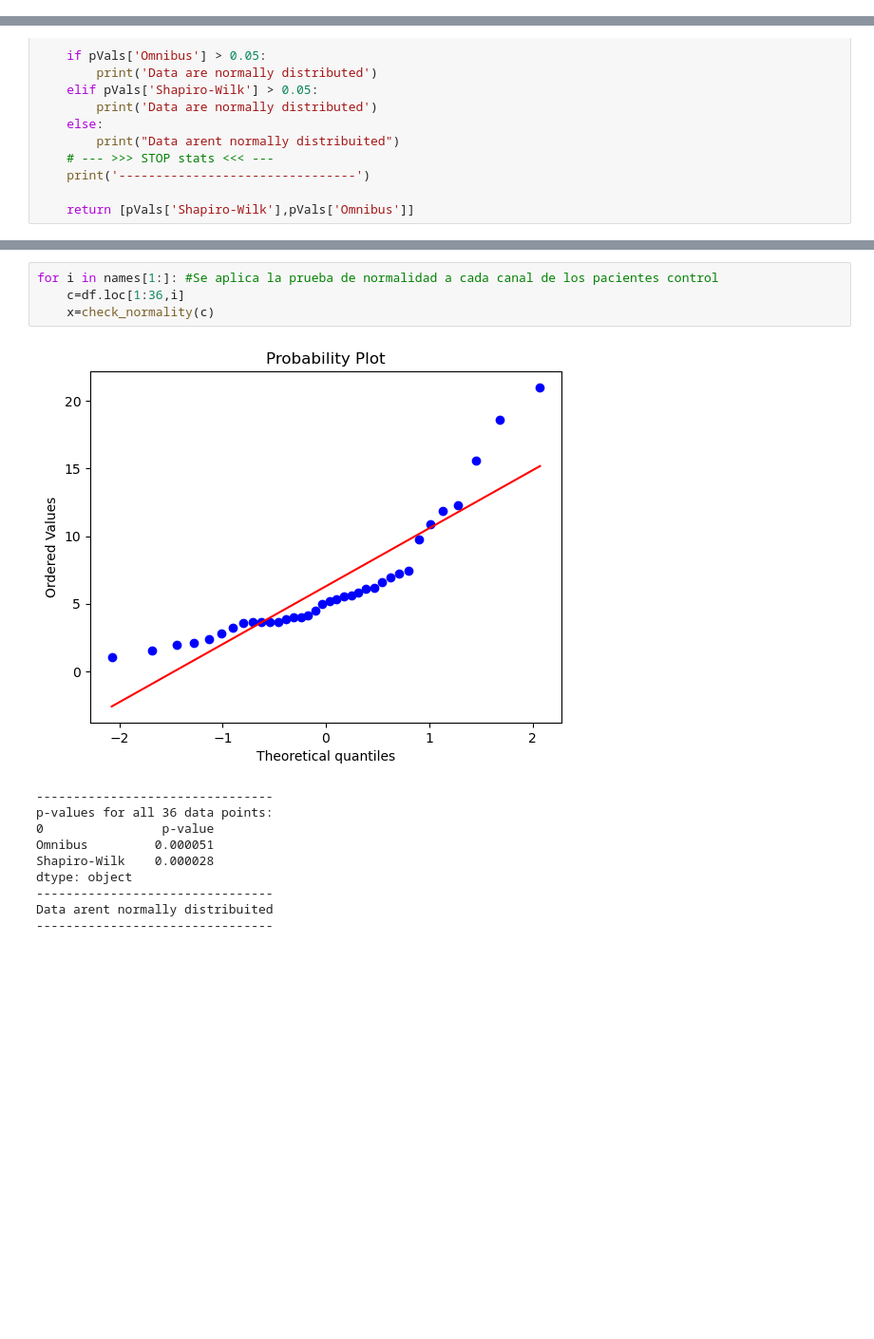
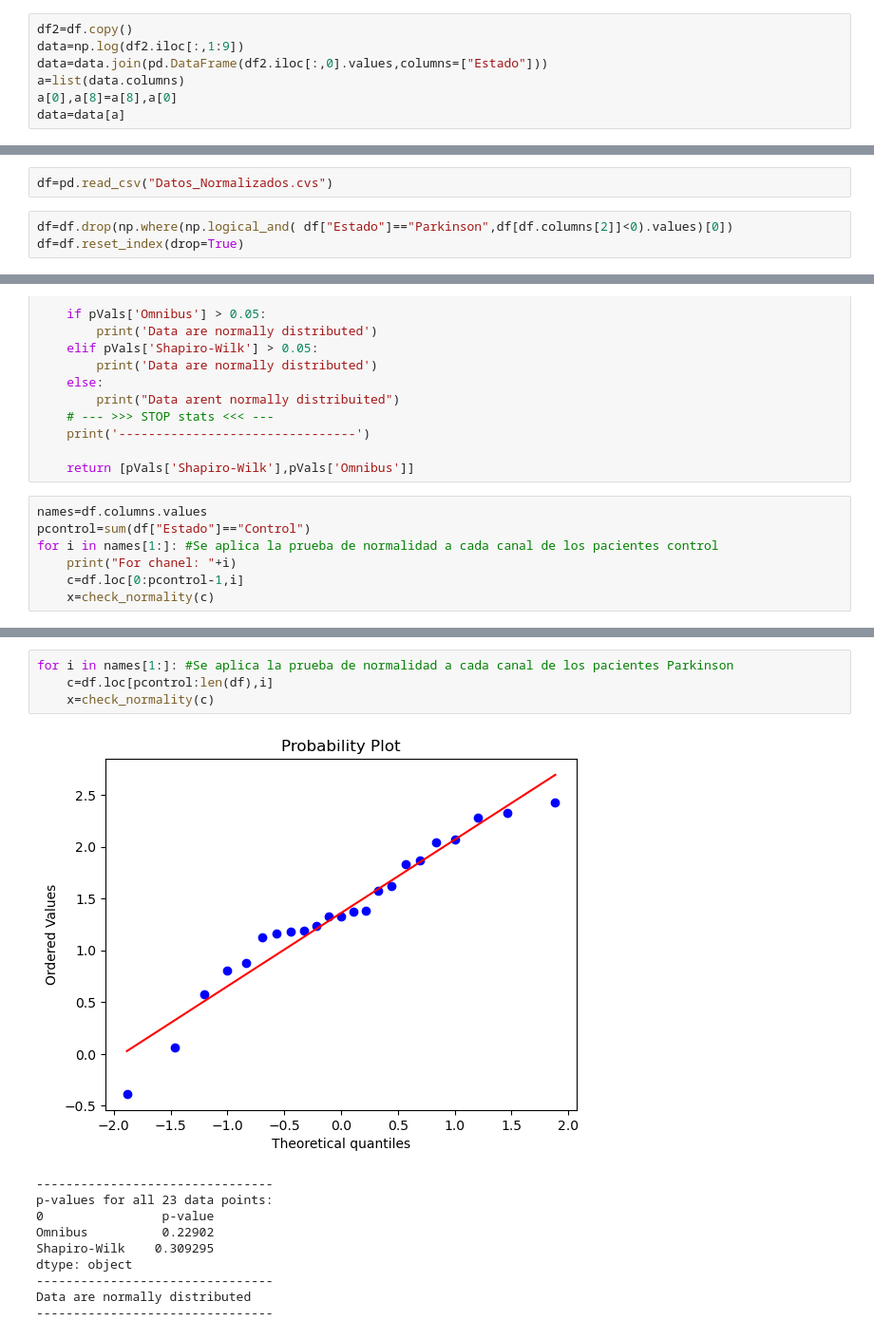
Before and after one commit to Astolfo2332/Parkinson_difference, a Jupyter notebook: Proyecto_1.ipynb, the cells around one changed output, grey strips where cells are left out. Shown at 95% size. Cells and saved outputs as stored; diff of their text form; blank space fills up the shorter version.

```diff
--- a/Proyecto_1.ipynb
+++ b/Proyecto_1.ipynb
@@ -200,0 +238,7 @@ NameError: name 'pd' is not defined
+# %%
+df2=df.copy()
+data=np.log(df2.iloc[:,1:9])
+data=data.join(pd.DataFrame(df2.iloc[:,0].values,columns=["Estado"]))
+a=list(data.columns)
+a[0],a[8]=a[8],a[0]
+data=data[a]
@@ -201,3 +249,8 @@ NameError: name 'pd' is not defined
+# %%
+df=pd.read_csv("Datos_Normalizados.cvs")
+# %%
+df=df.drop(np.where(np.logical_and( df["Estado"]=="Parkinson",df[df.columns[2]]<0).values)[0])
+df=df.reset_index(drop=True)
 # %%
 # Crear una lista de dataframes, uno por cada estado
 dataframes = [df[df['Estado']=='Control'], df[df['Estado']=='Parkinson']]
@@ -249,3 +302,10 @@ def check_normality(data):
     print('--------------------------------')
 
     return [pVals['Shapiro-Wilk'],pVals['Omnibus']]
+# %%
+names=df.columns.values
+pcontrol=sum(df["Estado"]=="Control")
+for i in names[1:]: #Se aplica la prueba de normalidad a cada canal de los pacientes control
+    print("For chanel: "+i)
+    c=df.loc[0:pcontrol-1,i]
+    x=check_normality(c)
@@ -252,15 +371,15 @@ def check_normality(data):
 # %%
-for i in names[1:]: #Se aplica la prueba de normalidad a cada canal de los pacientes control
-    c=df.loc[1:36,i]
+for i in names[1:]: #Se aplica la prueba de normalidad a cada canal de los pacientes Parkinson
+    c=df.loc[pcontrol:len(df),i]
     x=check_normality(c)
 # %% [output]
-[figure, old version]
+[figure, new version]
 --------------------------------
-p-values for all 36 data points:
+p-values for all 23 data points:
 0                p-value
-Omnibus         0.000051
-Shapiro-Wilk    0.000028
+Omnibus          0.22902
+Shapiro-Wilk    0.309295
 dtype: object
 --------------------------------
-Data arent normally distribuited
+Data are normally distributed
 --------------------------------
```
Also changed, not shown: parts of 20 cells of this notebook, 1 other file.
